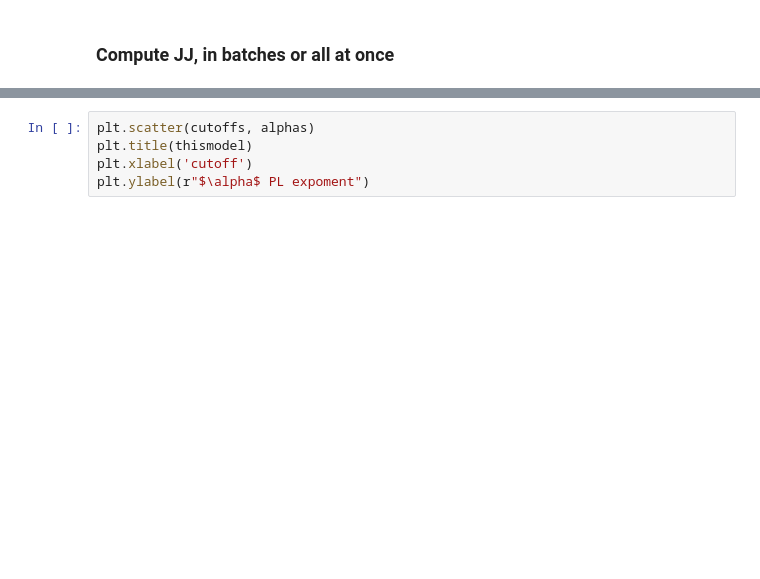
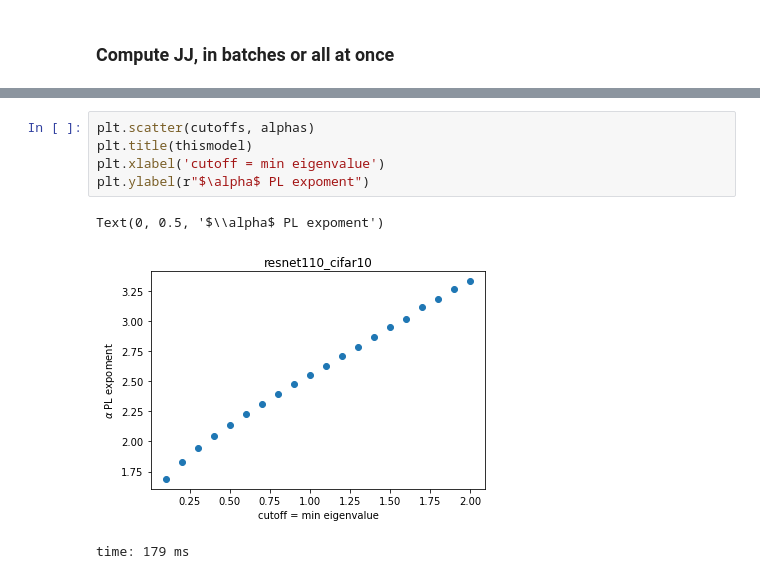
Before and after one commit to CalculatedContent/ww-phys_theory, a Jupyter notebook: Full_Test_Jacobians_Check.ipynb, the cells around one changed output, grey strips where cells are left out. Saved outputs shown, nothing was run; the diff lists cells and outputs as text; blank space fills up the shorter version.

```diff
--- a/Full_Test_Jacobians_Check.ipynb
+++ b/Full_Test_Jacobians_Check.ipynb
@@ -350,8 +432,12 @@ for max_eval in cutoffs:
 # %%
 plt.scatter(cutoffs, alphas)
 plt.title(thismodel)
-plt.xlabel('cutoff')
+plt.xlabel('cutoff = min eigenvalue')
 plt.ylabel(r"$\alpha$ PL expoment")
+# %% [output]
+Text(0, 0.5, '$\\alpha$ PL expoment')
+[figure, added]
+time: 179 ms
 # %%
 plt.scatter(cutoffs, Ds)
 
```
Also changed, not shown: parts of 34 cells of this notebook.
